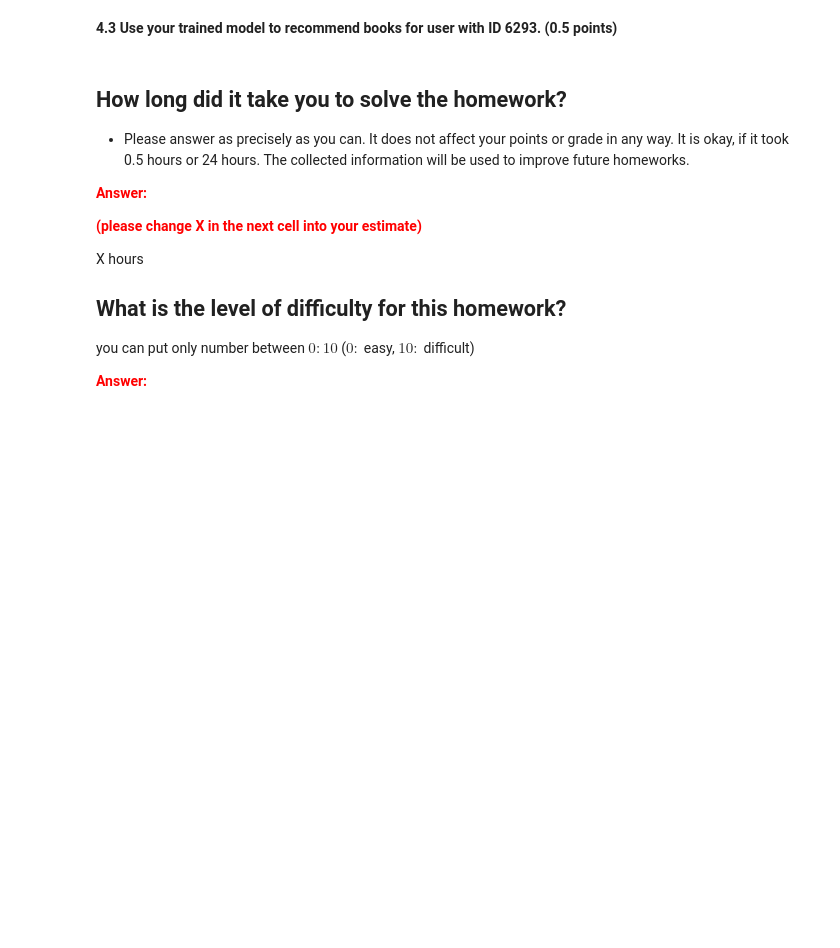
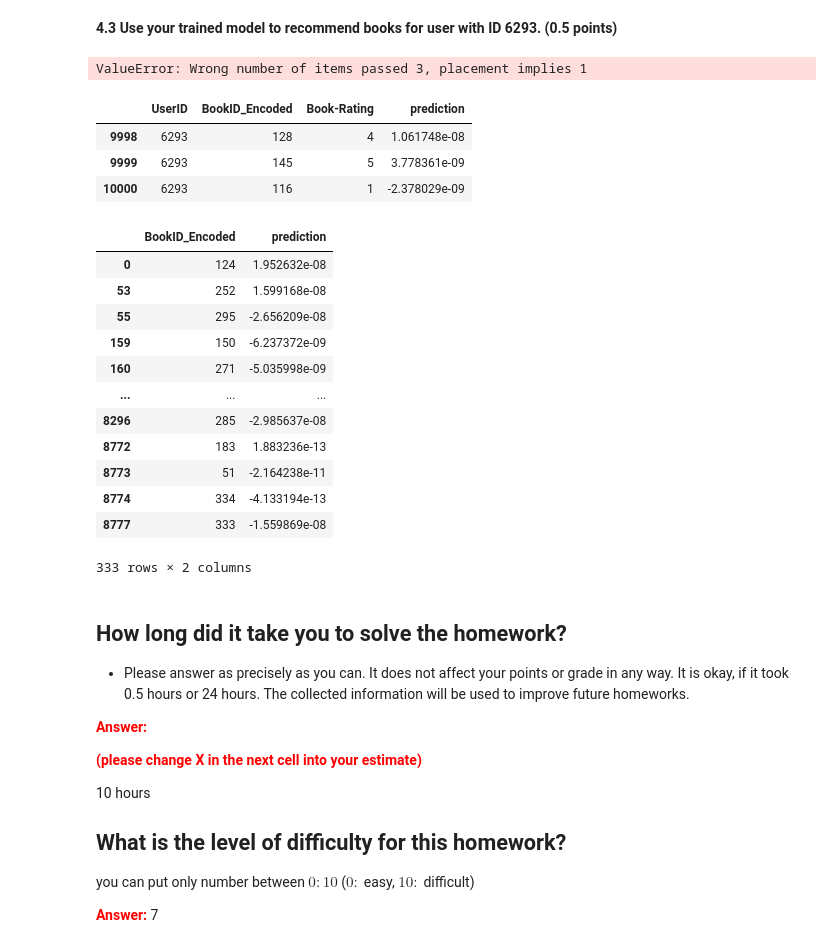
Before and after one commit to enliktjioe/bda2020, a Jupyter notebook: HW4/Homework_04_Enlik_Nga.ipynb, the cells around one changed output. Drawn from its saved outputs; the diff is of its cells as text; code cells hidden in the pictures; blank space fills up the shorter version.

Commit message:
Finished all task 4 - need some fix on test data

```diff
--- a/HW4/Homework_04_Enlik_Nga.ipynb
+++ b/HW4/Homework_04_Enlik_Nga.ipynb
@@ -747,0 +756,17 @@ X_train.shape, X_test.shape, y_train.shape, y_test.shape
+# %%
+X = books_encoded_no_dup_new[['UserID', 'BookID_Encoded']].values
+y = books_encoded_no_dup_new['Book-Rating'].values
+X_train, X_test, y_train, y_test = train_test_split(X, y, test_size=0.25, random_state=0)
+X_train.shape, X_test.shape, y_train.shape, y_test.shape
+
+# # The reader is necessary for surprise to interpret the ratings
+# reader = Reader(rating_scale=(0, 10))
+
+# # This function loads data from a pandas dataframe into surprise dataset structure
+# # The columns should always be ordered like this
+# # data = Dataset.load_from_df(df[['UserID', 'BookTitle', 'Book-Rating']], reader)
+# data = Dataset.load_from_df(books[['UserID', 'BookTitle', 'Book-Rating']], reader)
+
+# # Split in trainset and testset
+# # No need to define the label y because for surprise the last column is always the rating
+# X_train, X_test, y_train, y_test = train_test_split(data, test_size=.25, random_state=0 )
@@ -748,5 +775,5 @@ X_train.shape, X_test.shape, y_train.shape, y_test.shape
 # %%
-n_factors = 50
+n_factors = 5
 X_train_array = [X_train[:, 0], X_train[:, 1]]
 X_test_array = [X_test[:, 0], X_test[:, 1]]
 # %%
@@ -777,7 +805,7 @@ def compile_fit_plot(model,num):
     model.compile(loss='mse', optimizer='adam', metrics=['mse'])
 
     # Set batch_size to 200 or more, to make training process faster
-    history = model.fit(x=X_train_array, y=y_train, batch_size=200, epochs=30,
+    history = model.fit(x=X_train_array, y=y_train, batch_size=200, epochs=5,
                         verbose=1, validation_data=(X_test_array, y_test))
 
     # Plot training & validation accuracy values
@@ -819,7 +847,7 @@ def predict_recommend(model,test_user ):
             prediction = model.predict([np.array([user_id-1]), np.array([item_id])])[0][0]
             return prediction
 
-    TEST_USER = test_user # A random test user (user_id = 2000)
+    TEST_USER = test_user
 
 
     user_ratings = books_encoded_no_dup_new[books_encoded_no_dup_new['UserID'] == TEST_USER][['UserID', 'BookID_Encoded', 'Book-Rating']]
@@ -893,5 +917,32 @@ Minimum RMSE at epoch: 2 = 5.233136944110332
 # %% [markdown]
 **4.3 Use your trained model to recommend books for user with ID 6293. (0.5 points)**
+# %%
+user_ratings_1, recommendations_1 = predict_recommend(model1,6293)
+# %% [output]
+ValueError: Wrong number of items passed 3, placement implies 1
+# %%
+user_ratings_1
+# %% [output]
+|  | UserID | BookID_Encoded | Book-Rating | prediction |
+| 9998 | 6293 | 128 | 4 | 1.061748e-08 |
+| 9999 | 6293 | 145 | 5 | 3.778361e-09 |
+| 10000 | 6293 | 116 | 1 | -2.378029e-09 |
+# %%
+recommendations_1
+# %% [output]
+|  | BookID_Encoded | prediction |
+| 0 | 124 | 1.952632e-08 |
+| 53 | 252 | 1.599168e-08 |
+| 55 | 295 | -2.656209e-08 |
+| 159 | 150 | -6.237372e-09 |
+| 160 | 271 | -5.035998e-09 |
+| ... | ... | ... |
+| 8296 | 285 | -2.985637e-08 |
+| 8772 | 183 | 1.883236e-13 |
+| 8773 | 51 | -2.164238e-11 |
+| 8774 | 334 | -4.133194e-13 |
+| 8777 | 333 | -1.559869e-08 |
+333 rows × 2 columns
 # %% [markdown]
 ## How long did it take you to solve the homework?
 
@@ -901,9 +952,10 @@ Minimum RMSE at epoch: 2 = 5.233136944110332
 
 **<font color='red'>(please change X in the next cell into your estimate)</font>**
 
-X hours
+10 hours
 
 ## What is the level of difficulty for this homework?
 you can put only number between $0:10$ ($0:$ easy, $10:$ difficult)
 
 <font color='red'> **Answer:**</font>
+7
```
Also changed, not shown: parts of 8 cells of this notebook.
